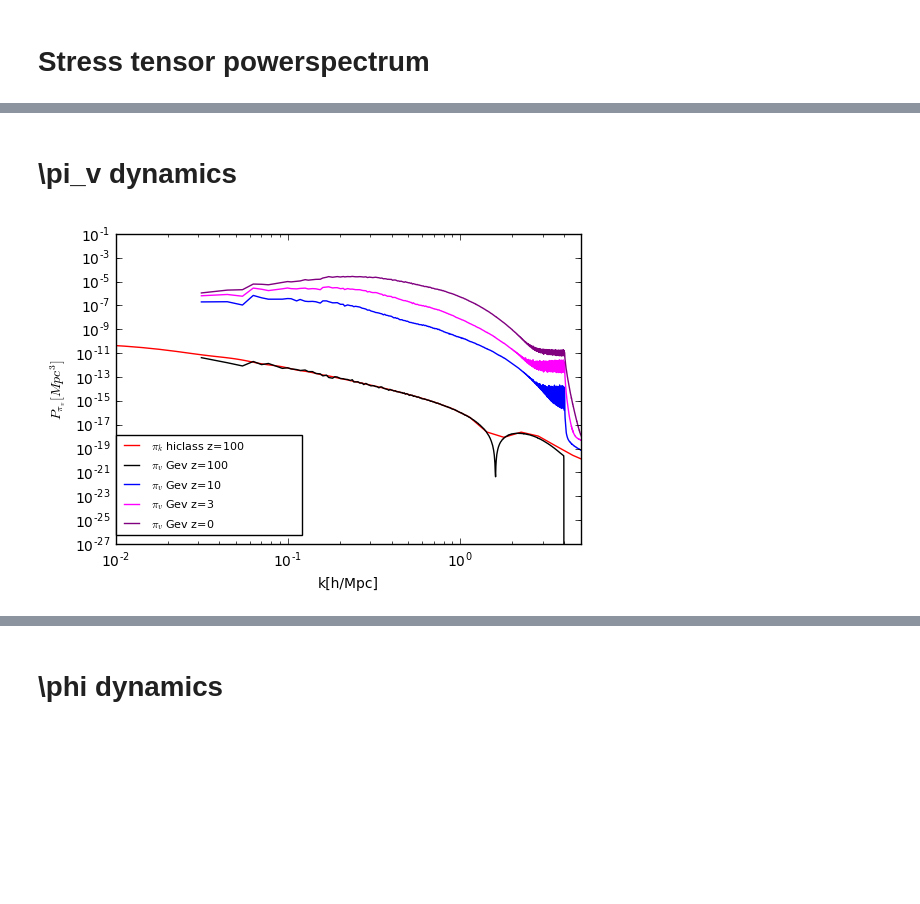
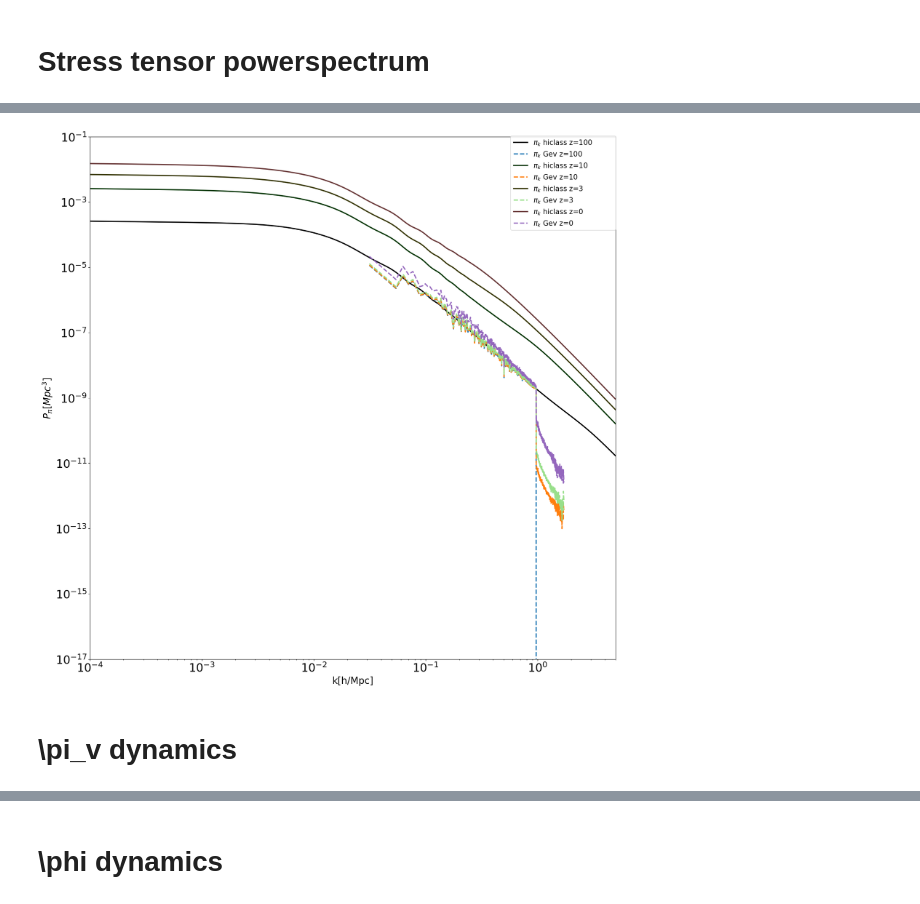
Before and after one commit to FarbodHassani/k-evolution_devel, a Jupyter notebook: Class_Gev_Comparison/GevField.ipynb, the cells around one changed output, grey strips where cells are left out. Cells and saved outputs as stored; diff of their text form; code cells hidden in the pictures; blank space fills up the shorter version.

```diff
--- a/Class_Gev_Comparison/GevField.ipynb
+++ b/Class_Gev_Comparison/GevField.ipynb
@@ -84,28 +94,49 @@ plt.show()
+# %%
+# params for makin power dimensionless
+As=2.19*10**-9;
+h=0.67;
+kp=0.05/h;
+ns=0.96;
+
+#Plot setting
+
+
+plt.figure(figsize=(20,20))
+ax = plt.gca()
+ax.tick_params(axis = 'both', which = 'major', labelsize = 24)
+ax.tick_params(axis = 'both', which = 'minor', labelsize = 16)
+
+#Making related hi-class powerspectra
+P_hiclass_z100_dimensionless=As*(hiclass_z100[:,1]**2)*((hiclass_z100[:,0]/kp)**(ns-1.));
+P_hiclass_z10_dimensionless=As*(hiclass_z10[:,1]**2)*((hiclass_z10[:,0]/kp)**(ns-1.));
+P_hiclass_z3_dimensionless=As*(hiclass_z3[:,1]**2)*((hiclass_z3[:,0]/kp)**(ns-1.));
+P_hiclass_z0_dimensionless=As*(hiclass_z0[:,1]**2)*((hiclass_z0[:,0]/kp)**(ns-1.));
+
+#Plots z=100
+plt.plot(hiclass_z100[:,0],P_hiclass_z100_dimensionless[:],color=tableau12[0],linestyle='solid',lw=2.5,label=r"$\pi_k$ hiclass z=100 ")
+plt.plot(piGev_z_100[:,0],piGev_z_100[:,1],color=tableau20[0],linestyle='dashed',lw=2.5,label=r"$\pi_k$ Gev z=100 ")
+#Plots z=10
+plt.plot(hiclass_z10[:,0],P_hiclass_z10_dimensionless[:],color=tableau12[2],linestyle='solid',lw=2.5,label=r"$\pi_k$ hiclass z=10 ")
+plt.plot(piGev_z_10[:,0],piGev_z_10[:,1],color=tableau20[2],linestyle='dashed',lw=2.5,label=r"$\pi_k$ Gev z=10 ")
+# #Plots z=3
+plt.plot(hiclass_z3[:,0],P_hiclass_z3_dimensionless[:],color=tableau12[5],linestyle='solid',lw=2.5,label=r"$\pi_k$ hiclass z=3 ")
+plt.plot(piGev_z_3[:,0],piGev_z_3[:,1],color=tableau20[5],linestyle='dashed',lw=2.5,label=r"$\pi_k$ Gev z=3 ")
+# #Plots z=0
+plt.plot(hiclass_z0[:,0],P_hiclass_z0_dimensionless[:],color=tableau12[8],linestyle='solid',lw=2.5,label=r"$\pi_k$ hiclass z=0 ")
+plt.plot(piGev_z_0[:,0],piGev_z_0[:,1],color=tableau20[8],linestyle='dashed',lw=2.5,label=r"$\pi_k$ Gev z=0 ")
+
+# Show the plots and save
+plt.legend(bbox_to_anchor=(0.8, 0.90, 0.2, .102), loc=1,ncol=1,fontsize=15, mode="expand", borderaxespad=0.)
+plt.xscale('log')
+plt.yscale("log")
+# plt.yscale('log')
+plt.xlabel("k[h/Mpc]",fontsize=20)
+plt.ylabel(r"$P_{\pi}[Mpc^3]$",fontsize=20)
+plt.xlim(0.0001,5)
+plt.ylim(1.e-17,1.e-1)
+plt.savefig('pi_kcomparison.jpg', format='eps', dpi=1000)
+plt.show()
+# %% [output]
+[figure, added]
 # %% [markdown]
 # \pi_v dynamics
-# %%
-As=2.19*10**-9;
-h=0.67;
-kp=0.05/h;
-ns=0.96;
-P_class_dimensionless=As*(hiclass[:,2]**2)*((hiclass[:,0]/kp)**(ns-1.));
-plt.plot(hiclass[:,0],P_class_dimensionless[:],color="red",label=r"$\pi_k$ hiclass z=100 ")
-plt.plot(piv_z_100[:,0],piv_z_100[:,1],color="black",label=r"$\pi_v$ Gev z=100 ")
-plt.plot(piv_z_10[:,0],piv_z_10[:,1],color="blue",label=r"$\pi_v$ Gev z=10 ")
-plt.plot(piv_z_3[:,0],piv_z_3[:,1],color="magenta",label=r"$\pi_v$ Gev z=3 ")
-plt.plot(piv_z_0[:,0],piv_z_0[:,1],color="purple",label=r"$\pi_v$ Gev z=0 ")
-# plt.plot(pi_class[:,0],P_class_dimensionless[:],color="green",label=r" z=3, hiclass")
-plt.legend(bbox_to_anchor=(0., 0.25, 0.4, .102), loc=1,ncol=1,fontsize=8, mode="expand", borderaxespad=0.)
-plt.xscale('log')
-plt.yscale("log")
-
-# plt.yscale('log')
-plt.xlabel("k[h/Mpc]")
-plt.ylabel(r"$P_{\pi_v}[Mpc^3]$")
-plt.xlim(0.01,5)
-plt.ylim(1.e-27,1.e-1)
-
-# plt.savefig('field_derivative_comparison.jpg',bbox_inches='tight')
-plt.show()
-# %% [output]
-[figure, removed]
```
Also changed, not shown: parts of 12 cells of this notebook, 1 other file.
